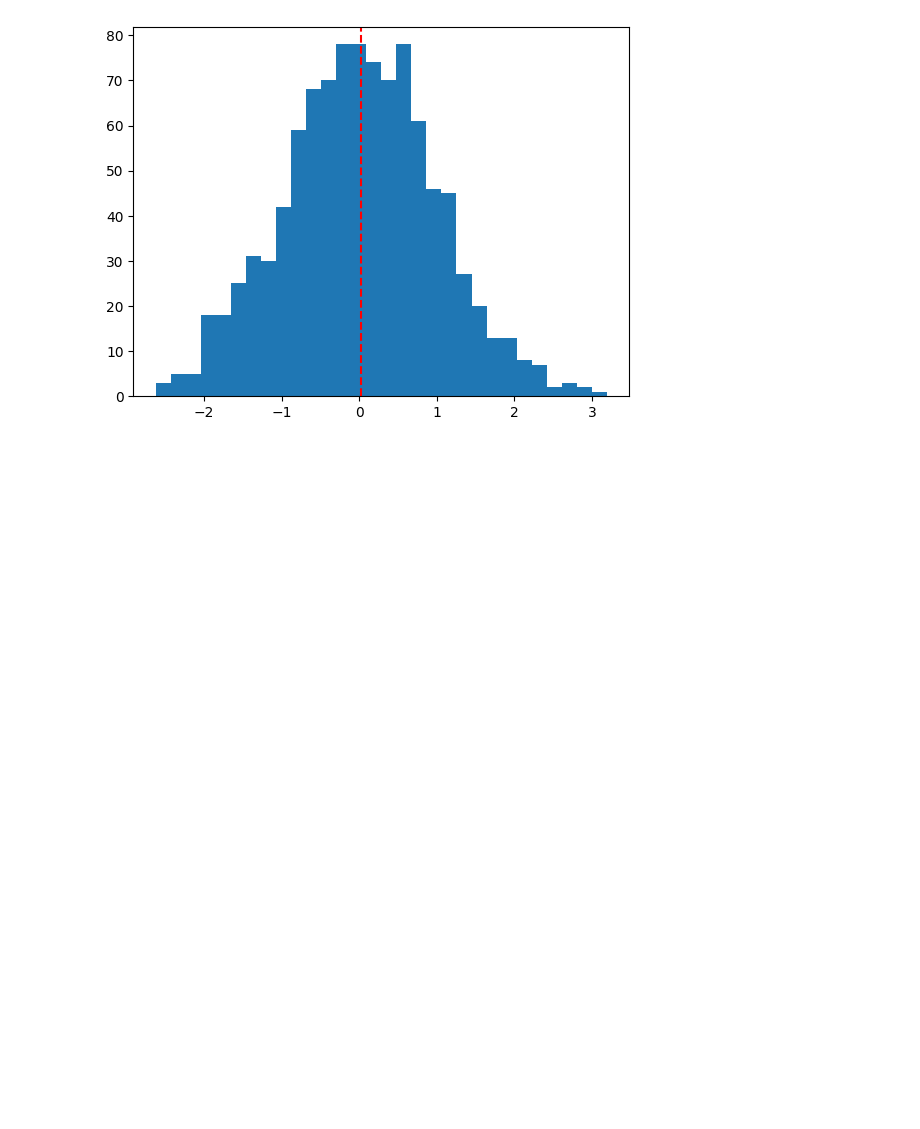
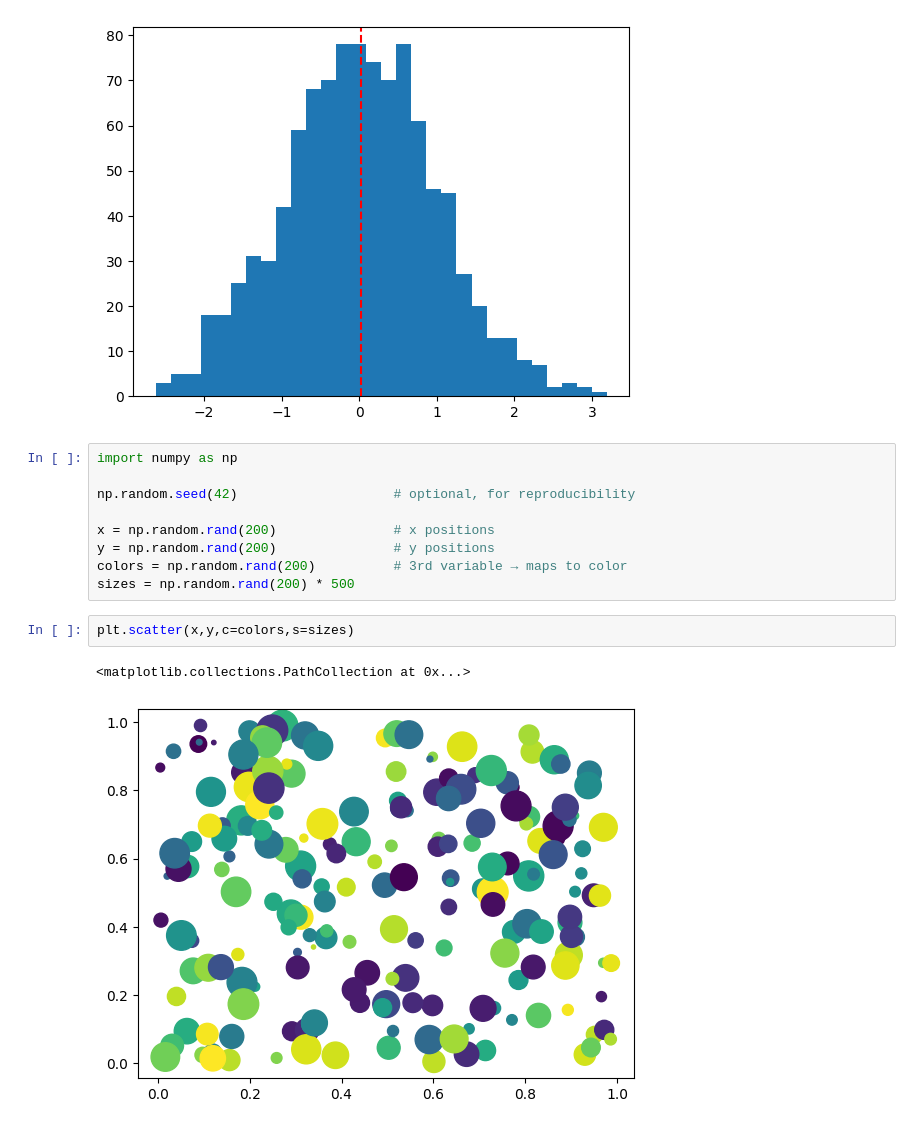
Before and after one commit to RitikSareen/AIPractice, a Jupyter notebook: Matplolib/practice.ipynb, the cells around one changed output. Saved outputs shown, nothing was run; the diff lists cells and outputs as text; blank space fills up the shorter version.

```diff
--- a/Matplolib/practice.ipynb
+++ b/Matplolib/practice.ipynb
@@ -397,3 +397,17 @@ plt.axvline(x.mean(), color='red', linestyle='--')
 # %% [output]
 <matplotlib.lines.Line2D at 0x...>
 [figure]
+# %%
+import numpy as np
+
+np.random.seed(42)                    # optional, for reproducibility
+
+x = np.random.rand(200)               # x positions
+y = np.random.rand(200)               # y positions
+colors = np.random.rand(200)          # 3rd variable → maps to color
+sizes = np.random.rand(200) * 500
+# %%
+plt.scatter(x,y,c=colors,s=sizes)
+# %% [output]
+<matplotlib.collections.PathCollection at 0x...>
+[figure, added]
```
Also changed, not shown: 2 other files.
